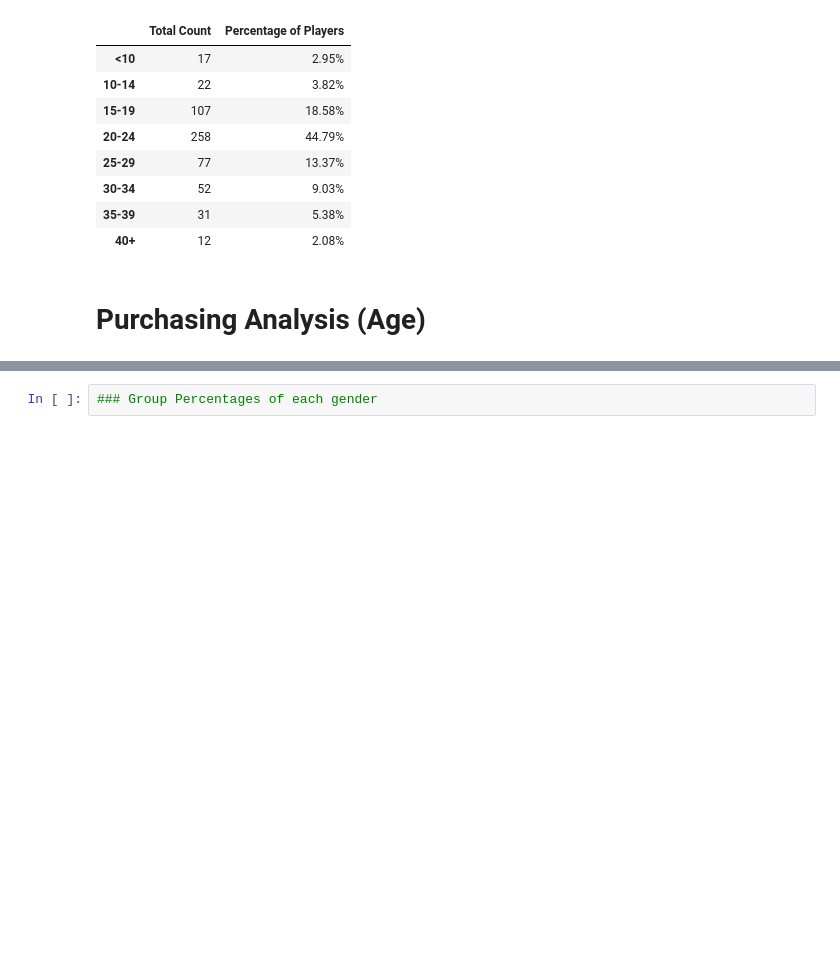
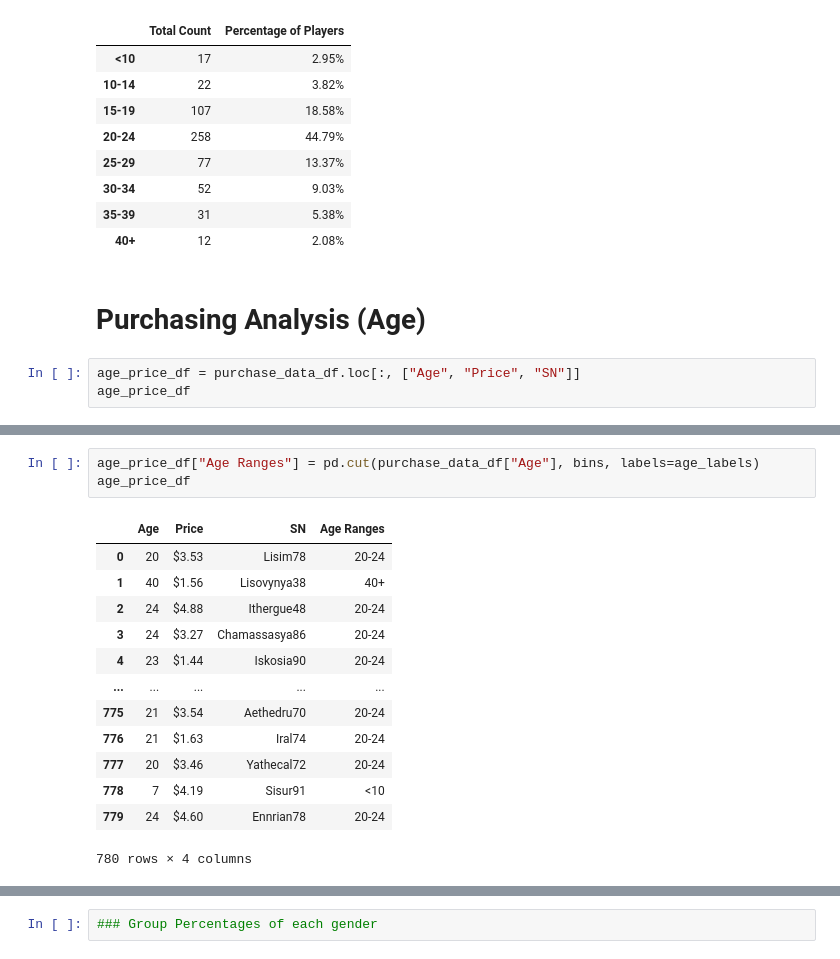
Before and after one commit to emmybsu/Pandas-Challenge, a Jupyter notebook: HeroesOfPymoli/Pandas Challenge.ipynb, the cells around one changed output, grey strips where cells are left out. Drawn from its saved outputs; the diff is of its cells as text; blank space fills up the shorter version.

```diff
--- a/HeroesOfPymoli/Pandas Challenge.ipynb
+++ b/HeroesOfPymoli/Pandas Challenge.ipynb
@@ -382,3 +381,6 @@ final_age_demo_calc_df.sort_index()
 | 40+ | 12 | 2.08% |
 # %% [markdown]
 # Purchasing Analysis (Age)
+# %%
+age_price_df = purchase_data_df.loc[:, ["Age", "Price", "SN"]]
+age_price_df
@@ -384,0 +401,17 @@ final_age_demo_calc_df.sort_index()
+# %%
+age_price_df["Age Ranges"] = pd.cut(purchase_data_df["Age"], bins, labels=age_labels)
+age_price_df
+# %% [output]
+|  | Age | Price | SN | Age Ranges |
+| 0 | 20 | $3.53 | Lisim78 | 20-24 |
+| 1 | 40 | $1.56 | Lisovynya38 | 40+ |
+| 2 | 24 | $4.88 | Ithergue48 | 20-24 |
+| 3 | 24 | $3.27 | Chamassasya86 | 20-24 |
+| 4 | 23 | $1.44 | Iskosia90 | 20-24 |
+| ... | ... | ... | ... | ... |
+| 775 | 21 | $3.54 | Aethedru70 | 20-24 |
+| 776 | 21 | $1.63 | Iral74 | 20-24 |
+| 777 | 20 | $3.46 | Yathecal72 | 20-24 |
+| 778 | 7 | $4.19 | Sisur91 | <10 |
+| 779 | 24 | $4.60 | Ennrian78 | 20-24 |
+780 rows × 4 columns
```
Also changed, not shown: parts of 15 cells of this notebook.
